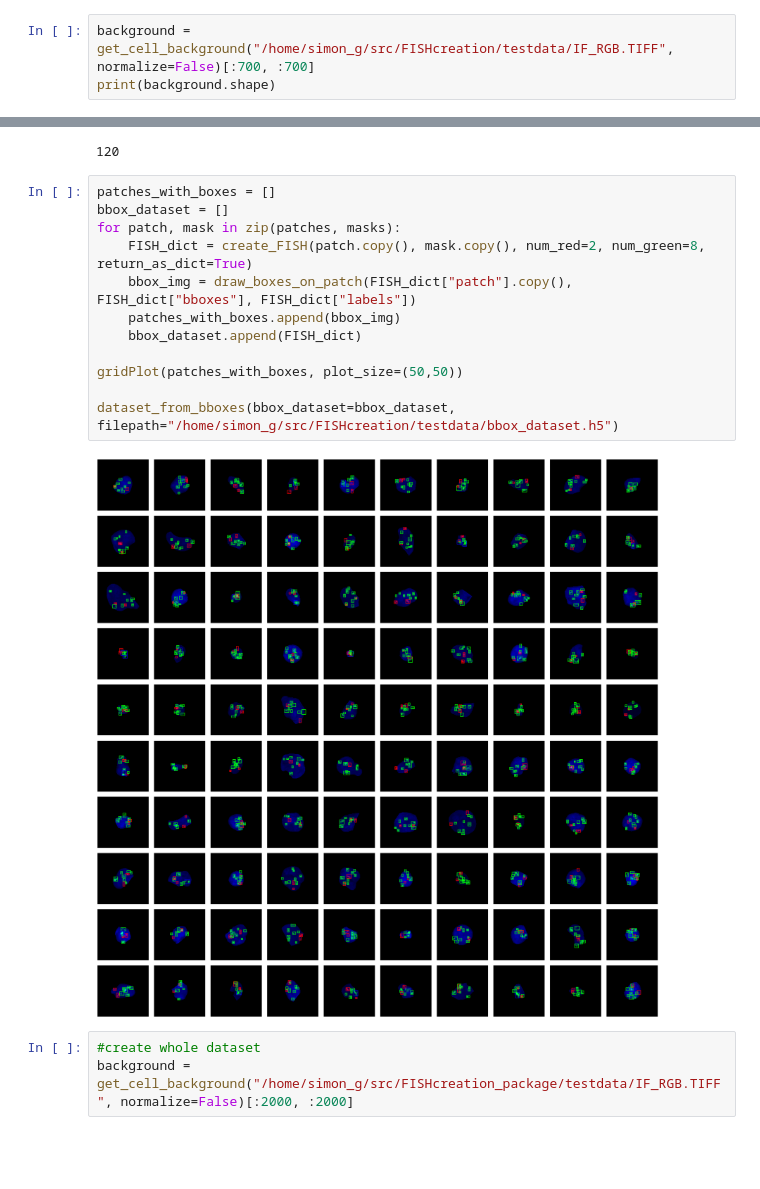
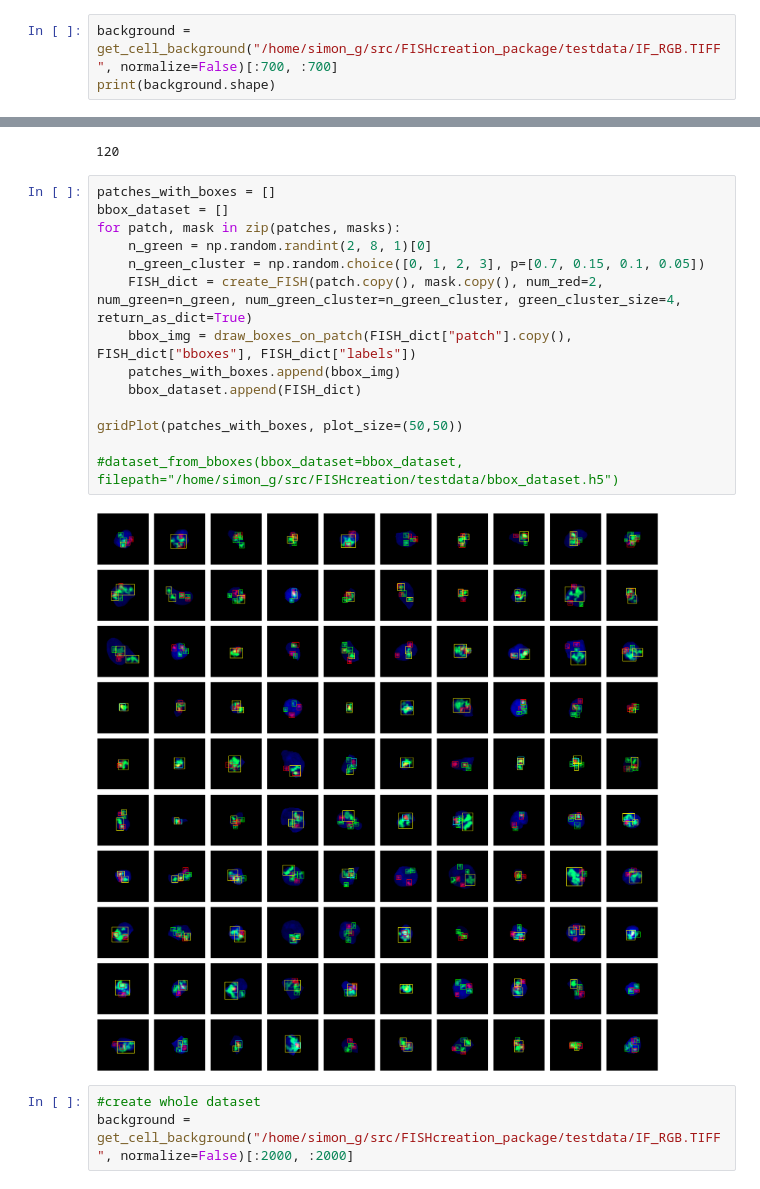
Before and after one commit to SimonBon/FISHPainter, a Jupyter notebook: notebook.ipynb, the cells around one changed output, grey strips where cells are left out. Drawn from its saved outputs; the diff is of its cells as text; blank space fills up the shorter version.

```diff
--- a/notebook.ipynb
+++ b/notebook.ipynb
@@ -17,5 +17,5 @@ FISHcreation.__version__
 # %%
-background = get_cell_background("/home/simon_g/src/FISHcreation/testdata/IF_RGB.TIFF", normalize=False)[:700, :700]
+background = get_cell_background("/home/simon_g/src/FISHcreation_package/testdata/IF_RGB.TIFF", normalize=False)[:700, :700]
 print(background.shape)
 # %% [output]
 (700, 700, 3)
@@ -27,17 +27,19 @@ len(patches)
 # %%
 patches_with_boxes = []
 bbox_dataset = []
 for patch, mask in zip(patches, masks):
-    FISH_dict = create_FISH(patch.copy(), mask.copy(), num_red=2, num_green=8, return_as_dict=True)
+    n_green = np.random.randint(2, 8, 1)[0]
+    n_green_cluster = np.random.choice([0, 1, 2, 3], p=[0.7, 0.15, 0.1, 0.05])
+    FISH_dict = create_FISH(patch.copy(), mask.copy(), num_red=2, num_green=n_green, num_green_cluster=n_green_cluster, green_cluster_size=4, return_as_dict=True)
     bbox_img = draw_boxes_on_patch(FISH_dict["patch"].copy(), FISH_dict["bboxes"], FISH_dict["labels"])
     patches_with_boxes.append(bbox_img)
     bbox_dataset.append(FISH_dict)
 
 gridPlot(patches_with_boxes, plot_size=(50,50))
 
-dataset_from_bboxes(bbox_dataset=bbox_dataset, filepath="/home/simon_g/src/FISHcreation/testdata/bbox_dataset.h5")
+#dataset_from_bboxes(bbox_dataset=bbox_dataset, filepath="/home/simon_g/src/FISHcreation/testdata/bbox_dataset.h5")
 # %% [output]
-[figure, old version]
+[figure, new version]
 # %%
 #create whole dataset
 background = get_cell_background("/home/simon_g/src/FISHcreation_package/testdata/IF_RGB.TIFF", normalize=False)[:2000, :2000]
```
Also changed, not shown: parts of 4 cells of this notebook, 5 other files.
